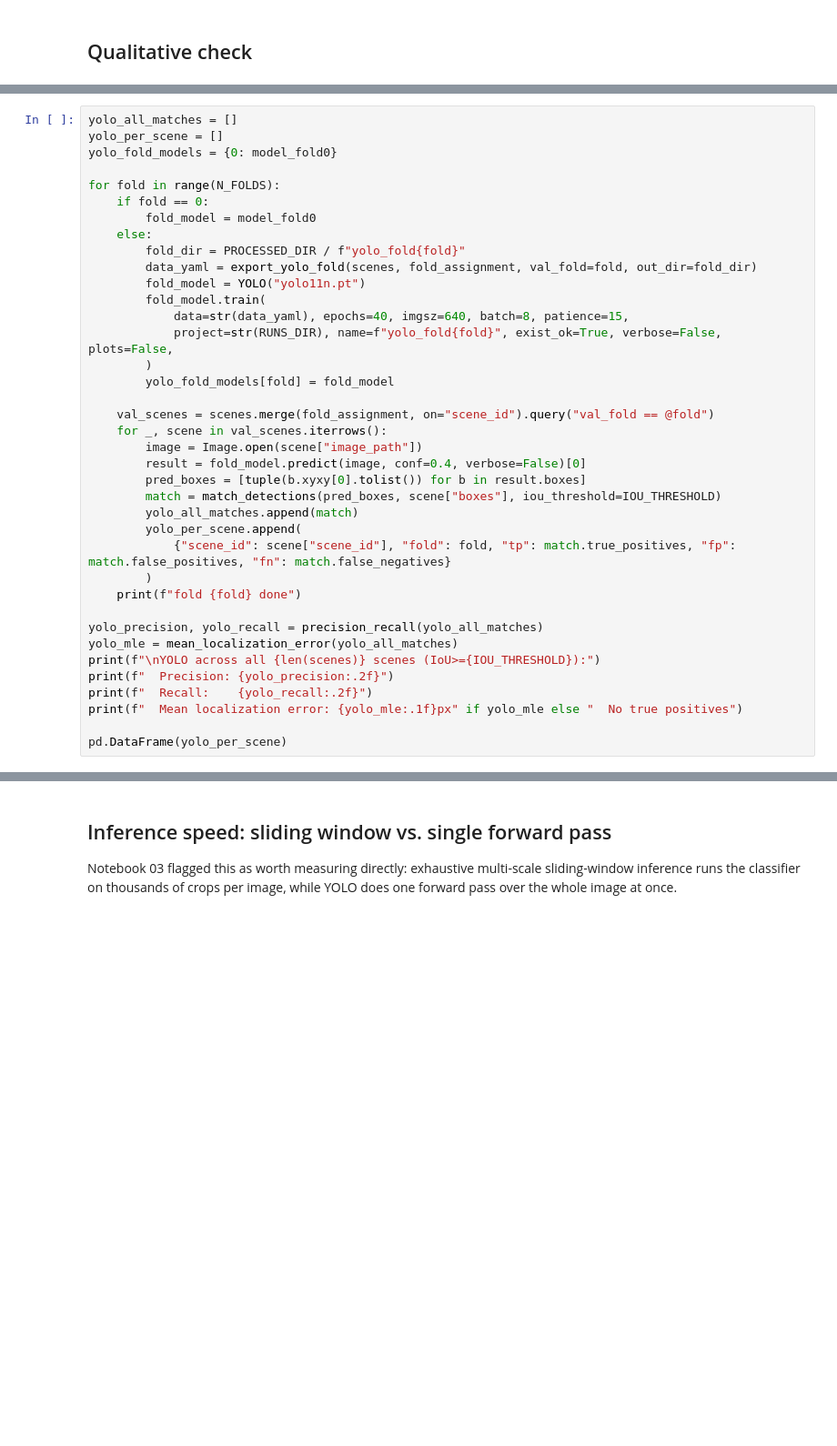
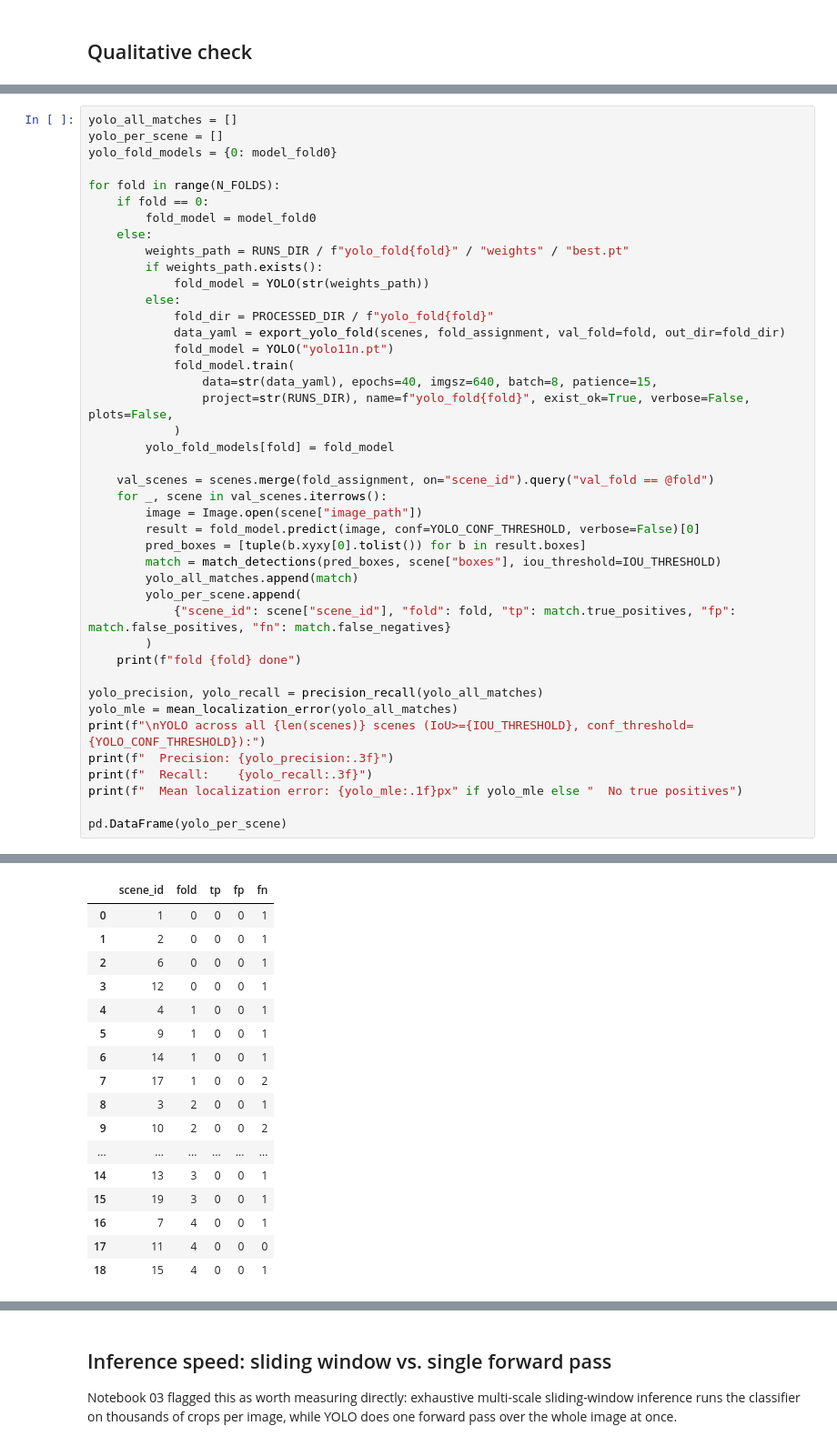
Before and after one commit to VasilisVas1/wheres-waldo, a Jupyter notebook: notebooks/04_train_yolo.ipynb, the cells around one changed output, grey strips where cells are left out. Shown at 91% size. Drawn from its saved outputs; the diff is of its cells as text; blank space fills up the shorter version.

```diff
--- a/notebooks/04_train_yolo.ipynb
+++ b/notebooks/04_train_yolo.ipynb
@@ -129,19 +214,23 @@ for fold in range(N_FOLDS):
     if fold == 0:
         fold_model = model_fold0
     else:
-        fold_dir = PROCESSED_DIR / f"yolo_fold{fold}"
-        data_yaml = export_yolo_fold(scenes, fold_assignment, val_fold=fold, out_dir=fold_dir)
-        fold_model = YOLO("yolo11n.pt")
-        fold_model.train(
-            data=str(data_yaml), epochs=40, imgsz=640, batch=8, patience=15,
-            project=str(RUNS_DIR), name=f"yolo_fold{fold}", exist_ok=True, verbose=False, plots=False,
-        )
+        weights_path = RUNS_DIR / f"yolo_fold{fold}" / "weights" / "best.pt"
+        if weights_path.exists():
+            fold_model = YOLO(str(weights_path))
+        else:
+            fold_dir = PROCESSED_DIR / f"yolo_fold{fold}"
+            data_yaml = export_yolo_fold(scenes, fold_assignment, val_fold=fold, out_dir=fold_dir)
+            fold_model = YOLO("yolo11n.pt")
+            fold_model.train(
+                data=str(data_yaml), epochs=40, imgsz=640, batch=8, patience=15,
+                project=str(RUNS_DIR), name=f"yolo_fold{fold}", exist_ok=True, verbose=False, plots=False,
+            )
         yolo_fold_models[fold] = fold_model
 
     val_scenes = scenes.merge(fold_assignment, on="scene_id").query("val_fold == @fold")
     for _, scene in val_scenes.iterrows():
         image = Image.open(scene["image_path"])
-        result = fold_model.predict(image, conf=0.4, verbose=False)[0]
+        result = fold_model.predict(image, conf=YOLO_CONF_THRESHOLD, verbose=False)[0]
         pred_boxes = [tuple(b.xyxy[0].tolist()) for b in result.boxes]
         match = match_detections(pred_boxes, scene["boxes"], iou_threshold=IOU_THRESHOLD)
         yolo_all_matches.append(match)
@@ -152,9 +241,10 @@ for fold in range(N_FOLDS):
 
 yolo_precision, yolo_recall = precision_recall(yolo_all_matches)
 yolo_mle = mean_localization_error(yolo_all_matches)
-print(f"\nYOLO across all {len(scenes)} scenes (IoU>={IOU_THRESHOLD}):")
-print(f"  Precision: {yolo_precision:.2f}")
-print(f"  Recall:    {yolo_recall:.2f}")
+print(f"\nYOLO across all {len(scenes)} scenes (IoU>={IOU_THRESHOLD}, conf_threshold={YOLO_CONF_THRESHOLD}):")
+print(f"  Precision: {yolo_precision:.3f}")
+print(f"  Recall:    {yolo_recall:.3f}")
 print(f"  Mean localization error: {yolo_mle:.1f}px" if yolo_mle else "  No true positives")
 
 pd.DataFrame(yolo_per_scene)
+# %% [output]
@@ -161,3 +261,20 @@ pd.DataFrame(yolo_per_scene)
+|  | scene_id | fold | tp | fp | fn |
+| 0 | 1 | 0 | 0 | 0 | 1 |
+| 1 | 2 | 0 | 0 | 0 | 1 |
+| 2 | 6 | 0 | 0 | 0 | 1 |
+| 3 | 12 | 0 | 0 | 0 | 1 |
+| 4 | 4 | 1 | 0 | 0 | 1 |
+| 5 | 9 | 1 | 0 | 0 | 1 |
+| 6 | 14 | 1 | 0 | 0 | 1 |
+| 7 | 17 | 1 | 0 | 0 | 2 |
+| 8 | 3 | 2 | 0 | 0 | 1 |
+| 9 | 10 | 2 | 0 | 0 | 2 |
+| ... | ... | ... | ... | ... | ... |
+| 14 | 13 | 3 | 0 | 0 | 1 |
+| 15 | 19 | 3 | 0 | 0 | 1 |
+| 16 | 7 | 4 | 0 | 0 | 1 |
+| 17 | 11 | 4 | 0 | 0 | 0 |
+| 18 | 15 | 4 | 0 | 0 | 1 |
 # %%
 yolo_results_out = pd.DataFrame(yolo_per_scene)
 yolo_results_out.to_csv(PROCESSED_DIR / "yolo_cv_results.csv", index=False)
```
Also changed, not shown: parts of 13 cells of this notebook, 1 other file.
